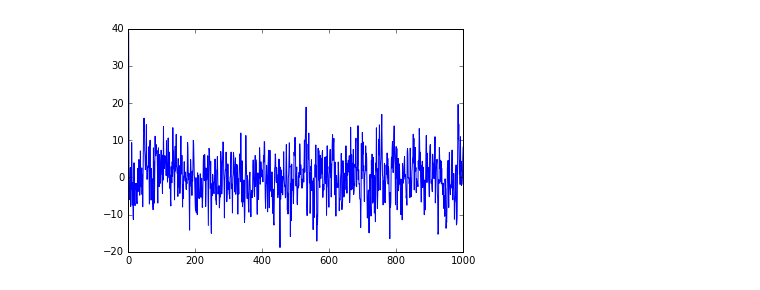
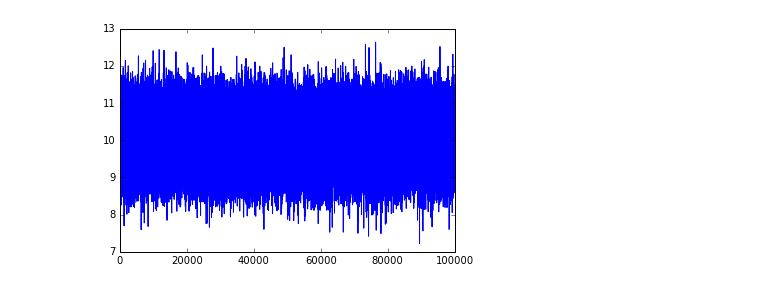
Before and after one commit to muruvig/mlabtimeseries, a Jupyter notebook: testing.ipynb, the cells around one changed output. Cells and saved outputs as stored; diff of their text form; code cells hidden in the pictures.

Commit message:
added periodicity

```diff
--- a/testing.ipynb
+++ b/testing.ipynb
@@ -3,6 +3,9 @@
 %matplotlib inline
 import TimeSeries
 # %%
-armodel = TimeSeries.Generator().generate(100000, p=3, alpha = [0.2, 0.3, 0.5])
+n = 100000
+armodel = TimeSeries.Generator().generate(n, p=3, alpha = [0.5, 0.3, 0.2], period=n/100)
 armodel.plot()
+for i in xrange(5):
+    armodel.plot(start=i*n/100, end=(i+1)*n/100)
 # %% [output]
@@ -10,5 +18,5 @@ armodel.plot()
 # %%
-mamodel = TimeSeries.Generator(type="movingaverage").generate(1000, q = 3, theta=[5, 2, 1], mu = 40)
+mamodel = TimeSeries.Generator(type="movingaverage").generate(n, q = 3, theta=[0.5, 0.3, 0.2], mu = 10, period=n/100)
 mamodel.plot()
 # %% [output]
-[figure, old version]
+[figure, new version]
```
Also changed, not shown: parts of 2 cells of this notebook, 2 other files.
